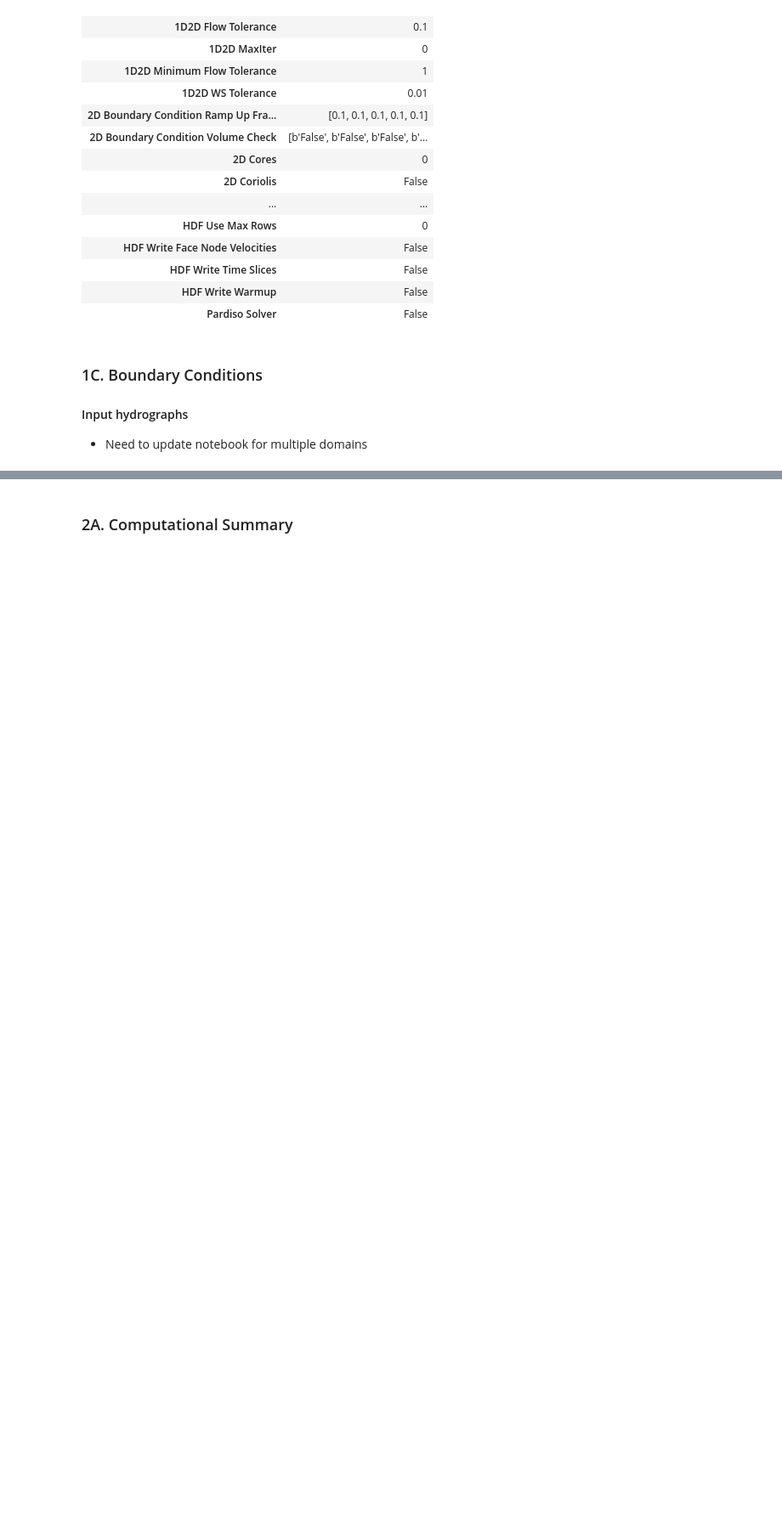
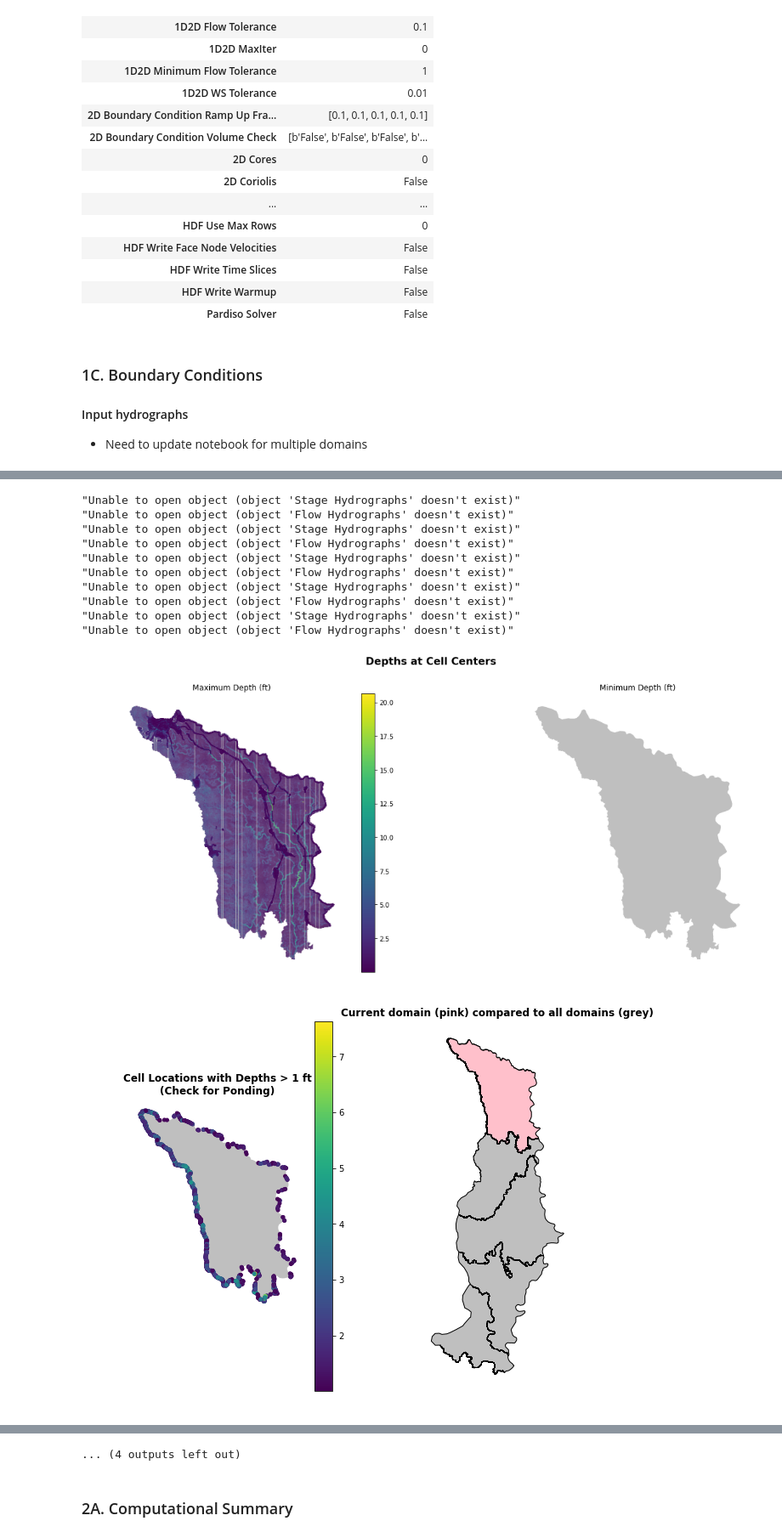
Before and after one commit to Dewberry/hecrasio, a Jupyter notebook: notebooks/mini-map-Dev.ipynb, the cells around one changed output, grey strips where cells are left out. Shown at 85% size. Cells and saved outputs as stored; diff of their text form; code cells hidden in the pictures; blank space fills up the shorter version.

```diff
--- a/notebooks/mini-map-Dev.ipynb
+++ b/notebooks/mini-map-Dev.ipynb
@@ -68,18 +68,3 @@ rasPlan.Plan_Parameters
 #### Input hydrographs
 
 * Need to update notebook for multiple domains
-# %%
-# Why is there so many "Unable to open" errors? Can I supress this?
-results = [DomainResults(model, rasPlan, domainID) for domainID in rasPlan.domains]
-
-# Get bounds for domains
-perimeters = [result.Perimeter for result in results]
-
-# Cat domains into large AOI
-df = pd.concat(perimeters).reset_index(drop=True)
-gdf = gpd.GeoDataFrame(df)
-
-for result in results:
-    fig, ax = plt.subplots(figsize=(10, 8))
-    gdf.plot(ax=ax)
-    result.Perimeter.plot(color='r', alpha=0.5,ax=ax)
@@ -124,0 +71,21 @@ plotBCs(results)
+# %%
+results = [DomainResults(model, rasPlan, domainID) for domainID in rasPlan.domains]
+entire_aoi = all_aoi_gdf(results)
+
+for i, result in enumerate(results):
+    plot_descriptive_stats(result.Describe_Depths, result.Perimeter)
+    plot_extreme_edges(result.Extreme_Edges, result.Perimeter, entire_aoi)
+plotBCs(result)
+# %% [output]
+"Unable to open object (object 'Stage Hydrographs' doesn't exist)"
+"Unable to open object (object 'Flow Hydrographs' doesn't exist)"
+"Unable to open object (object 'Stage Hydrographs' doesn't exist)"
+"Unable to open object (object 'Flow Hydrographs' doesn't exist)"
+"Unable to open object (object 'Stage Hydrographs' doesn't exist)"
+"Unable to open object (object 'Flow Hydrographs' doesn't exist)"
+"Unable to open object (object 'Stage Hydrographs' doesn't exist)"
+"Unable to open object (object 'Flow Hydrographs' doesn't exist)"
+"Unable to open object (object 'Stage Hydrographs' doesn't exist)"
+"Unable to open object (object 'Flow Hydrographs' doesn't exist)"
+[figure, added]
+[figure, added]
@@ -125,3 +101,4 @@ plotBCs(results)
+... (4 outputs left out)
 # %% [markdown]
 ### 2A. Computational Summary
 # %%
```
Also changed, not shown: parts of 4 cells of this notebook, 1 other file.
